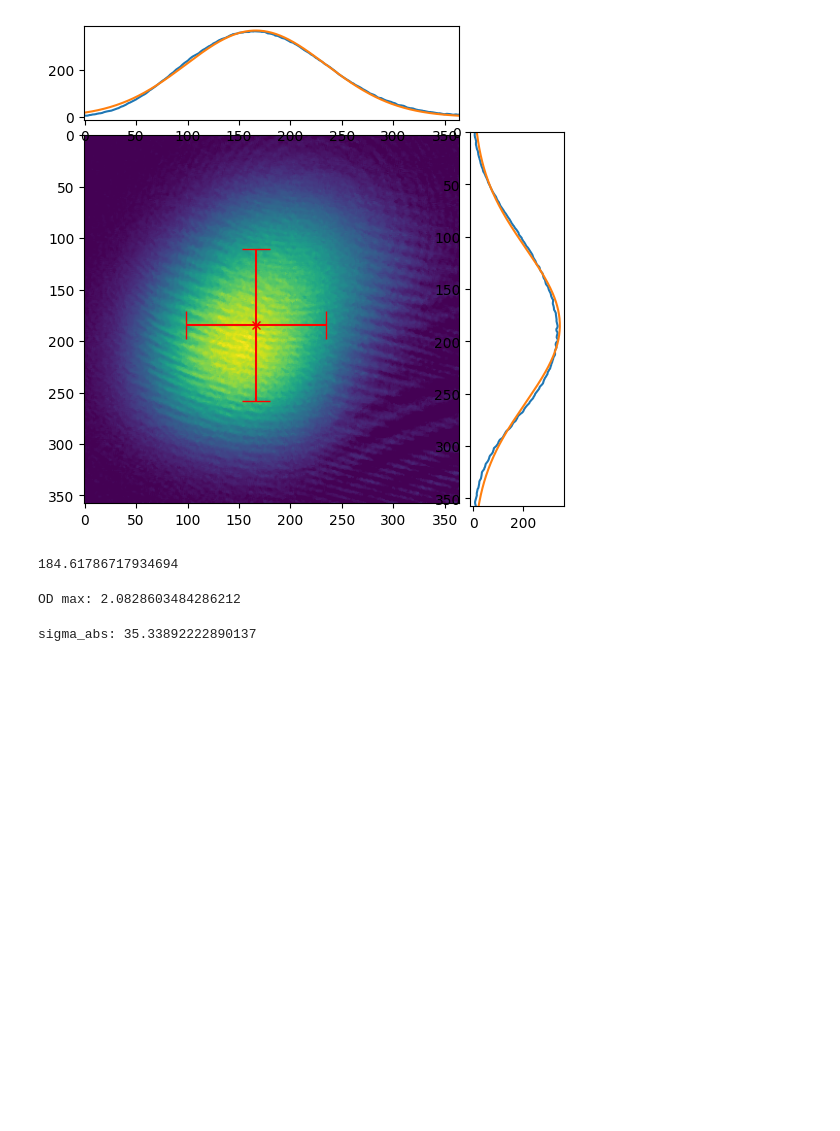
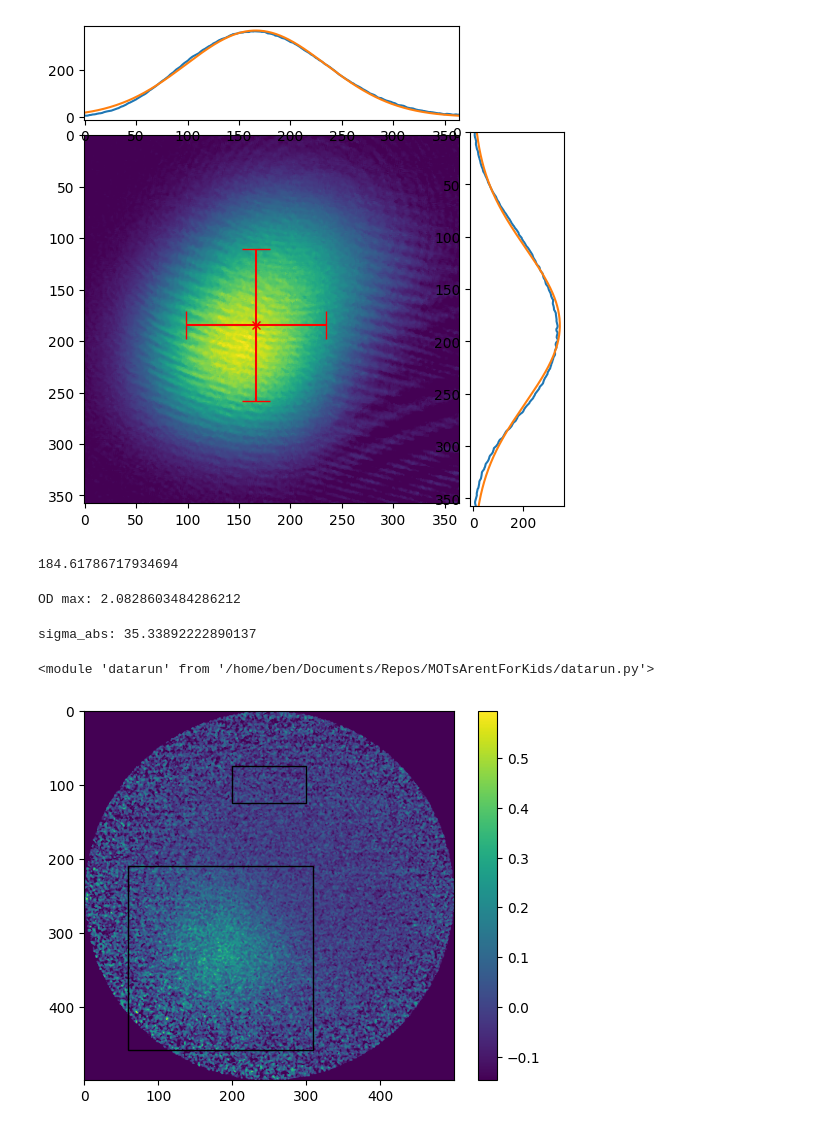
Before and after one commit to benmcdonough20/MOTsArentForKids, a Jupyter notebook: od_calculation.ipynb, the cells around one changed output. Cells and saved outputs as stored; diff of their text form; code cells hidden in the pictures; blank space fills up the shorter version.

Commit message:
data processing

```diff
--- a/od_calculation.ipynb
+++ b/od_calculation.ipynb
@@ -153,0 +157,13 @@ sigma_abs: 35.33892222890137
+# %%
+from pathlib import Path
+import importlib
+import datarun
+importlib.reload(datarun)
+# %% [output]
+<module 'datarun' from '/home/ben/Documents/Repos/MOTsArentForKids/datarun.py'>
+# %%
+d = datarun.Data(2.5, 3.1, .15, 16, "/home/ben/Documents/Repos/MOTsArentForKids/data/mar09/MOT_current/", 1)
+# %%
+d.data[0].plot_blob()
+# %% [output]
+[figure, added]
```
Also changed, not shown: parts of 9 cells of this notebook, 5 other files.
